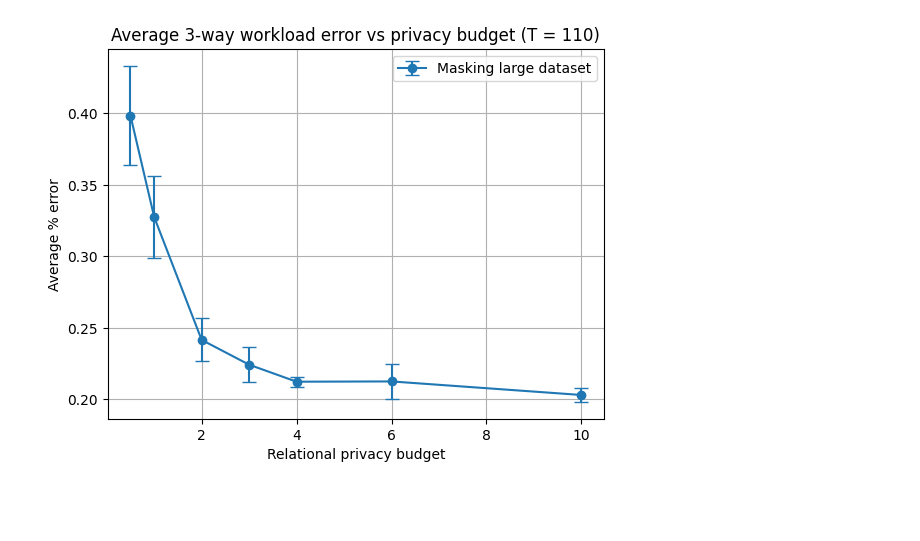
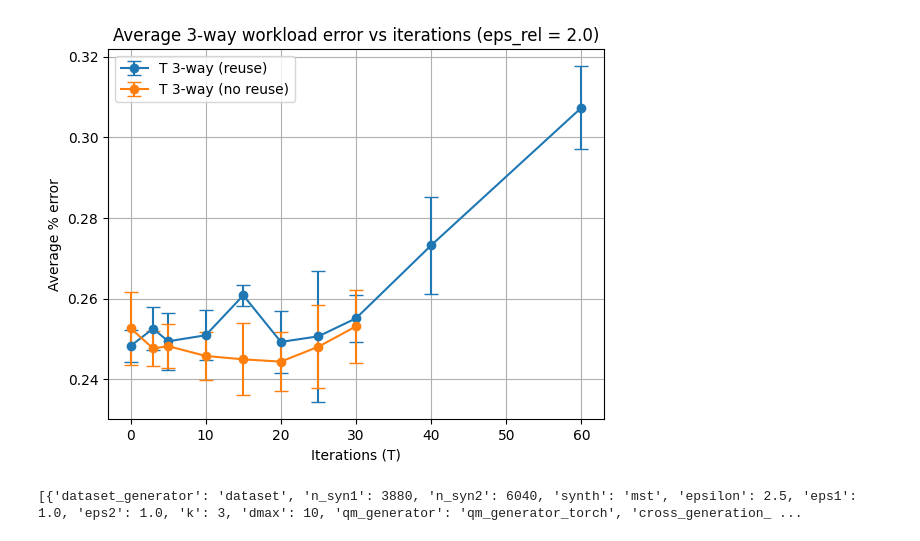
Before and after one commit to ValterH/dp-relational, a Jupyter notebook: load_experiments.ipynb, the cells around one changed output. Cells and saved outputs as stored; diff of their text form; code cells hidden in the pictures; blank space fills up the shorter version.

```diff
--- a/load_experiments.ipynb
+++ b/load_experiments.ipynb
@@ -69,12 +69,20 @@ filter_exp_masked_vlrge = lambda experiment: experiment['artifacts']['rel_datase
 
 filter_exp_T_large = lambda experiment: experiment['artifacts']['rel_dataset'] == T_PYTORCH_SPARSE_LARGE_EXPERIMENT_DATASET \
     and experiment['extra_params']['run_set'] == 100
+filter_exp_T_large_smallepsrel = lambda experiment: experiment['artifacts']['rel_dataset'] == T_PYTORCH_SPARSE_LARGE_EXPERIMENT_DATASET \
+    and experiment['extra_params']['run_set'] == 250
 filter_exp_eps_3way_large = lambda experiment: experiment['artifacts']['rel_dataset'] == EPS_3WAY_PYTORCH_SPARSE_LARGE_EXPERIMENT_DATASET \
     and experiment['extra_params']['run_set'] == 150
 filter_exp_T_3way_large = lambda experiment: experiment['artifacts']['rel_dataset'] == T_3WAY_PYTORCH_SPARSE_LARGE_EXPERIMENT_DATASET \
     and experiment['extra_params']['run_set'] == 170
 filter_exp_eps_3way_large_corr_T = lambda experiment: experiment['artifacts']['rel_dataset'] == T_3WAY_PYTORCH_SPARSE_LARGE_EXPERIMENT_DATASET \
     and experiment['extra_params']['run_set'] == 210
+filter_exp_T_3way_final = lambda experiment: experiment['artifacts']['rel_dataset'] == T_3WAY_PYTORCH_SPARSE_LARGE_EXPERIMENT_DATASET \
+    and experiment['extra_params']['run_set'] == 1102
+filter_exp_T_3way_final_no_reuse = lambda experiment: experiment['artifacts']['rel_dataset'] == T_3WAY_PYTORCH_SPARSE_LARGE_EXPERIMENT_DATASET \
+    and experiment['extra_params']['run_set'] == 1103
+filter_exp_eps_3way_final_no_reuse = lambda experiment: experiment['artifacts']['rel_dataset'] == T_3WAY_PYTORCH_SPARSE_LARGE_EXPERIMENT_DATASET \
+    and experiment['extra_params']['run_set'] == 1111
 
 runner = ModelRunner(save_to='./runs')
 
@@ -87,47 +95,50 @@ runner = ModelRunner(save_to='./runs')
 # plt.ylabel("Average % error")
 # plt.legend()
 # plt.grid()
 # plt.show()
 
 # ============ Epsilon Experiments ============
 
 # epsilons, ave_errors, error_bars = get_errors_by_eps_rel(runner, filter_exp_orig)
 # epsilons_o, ave_errors_o, error_bars_o = get_errors_by_eps_rel(runner, filter_exp_ojas)
 # epsilons_l, ave_errors_l, error_bars_l = get_errors_by_eps_rel(runner, filter_exp_masked_large)
 # epsilons_v, ave_errors_v, error_bars_v = get_errors_by_eps_rel(runner, filter_exp_masked_vlrge)
 
 # plt.figure()
 # plt.errorbar(epsilons, ave_errors, error_bars, fmt='-o', capsize=5, label="Original generation")
 # plt.errorbar(epsilons_o, ave_errors_o, error_bars_o, fmt='-o', capsize=5, label="Ojas masking method")
 # plt.errorbar(epsilons_l, ave_errors_l, error_bars_l, fmt='-o', capsize=5, label="Masking large dataset")
 # plt.title("Average workload error vs privacy budget")
 # plt.xlabel("Relational privacy budget")
 # plt.ylabel("Average % error")
 # plt.legend()
 # plt.grid()
 # plt.show()
 
 # ============ T 3-way Experiments ============
-# Ts, ave_errors, error_bars = get_errors_by_T(runner, filter_exp_T_3way_large)
+Ts, ave_errors, error_bars = get_errors_by_T(runner, filter_exp_T_3way_final)
+Ts_n, ave_errors_n, error_bars_n = get_errors_by_T(runner, filter_exp_T_3way_final_no_reuse)
+plt.figure()
+plt.errorbar(Ts, ave_errors, error_bars, fmt='-o', capsize=5, label="T 3-way (reuse)")
+plt.errorbar(Ts_n, ave_errors_n, error_bars_n, fmt='-o', capsize=5, label="T 3-way (no reuse)")
+plt.title("Average 3-way workload error vs iterations (eps_rel = 2.0)")
+plt.xlabel("Iterations (T)")
+plt.ylabel("Average % error")
+plt.legend()
+plt.grid()
+plt.show()
+
+# ============ Epsilon 3-way Experiments ============
+# epsilons, ave_errors, error_bars = get_errors_by_eps_rel(runner, filter_exp_eps_3way_large_corr_T)
+# epsilons, ave_errors, error_bars = get_errors_by_eps_rel(runner, filter_exp_eps_3way_final_no_reuse)
+
 # plt.figure()
-# plt.errorbar(Ts, ave_errors, error_bars, fmt='-o', capsize=5, label="Large syntables")
-# plt.title("Average 3-way workload error vs iterations (eps_rel = 8.0)")
-# plt.xlabel("Iterations (T)")
+# plt.errorbar(epsilons, ave_errors, error_bars, fmt='-o', capsize=5, label="Masking large dataset")
+# plt.title("Average 3-way workload error vs privacy budget (T = 20)")
+# plt.xlabel("Relational privacy budget")
 # plt.ylabel("Average % error")
 # plt.legend()
 # plt.grid()
 # plt.show()
-
-# ============ Epsilon 3-way Experiments ============
-epsilons, ave_errors, error_bars = get_errors_by_eps_rel(runner, filter_exp_eps_3way_large_corr_T)
-
-plt.figure()
-plt.errorbar(epsilons, ave_errors, error_bars, fmt='-o', capsize=5, label="Masking large dataset")
-plt.title("Average 3-way workload error vs privacy budget (T = 110)")
-plt.xlabel("Relational privacy budget")
-plt.ylabel("Average % error")
-plt.legend()
-plt.grid()
-plt.show()
 # %% [output]
-[figure, old version]
+[figure, new version]
@@ -133,0 +154,4 @@ plt.show()
+# %%
+print(get_experiment_params(runner, filter_exp_eps_3way_large))
+# %% [output]
+[{'dataset_generator': 'dataset', 'n_syn1': 3880, 'n_syn2': 6040, 'synth': 'mst', 'epsilon': 2.5, 'eps1': 1.0, 'eps2': 1.0, 'k': 3, 'dmax': 10, 'qm_generator': 'qm_generator_torch', 'cross_generation_ ...
```
Also changed, not shown: parts of 1 cell of this notebook, 3 other files.
